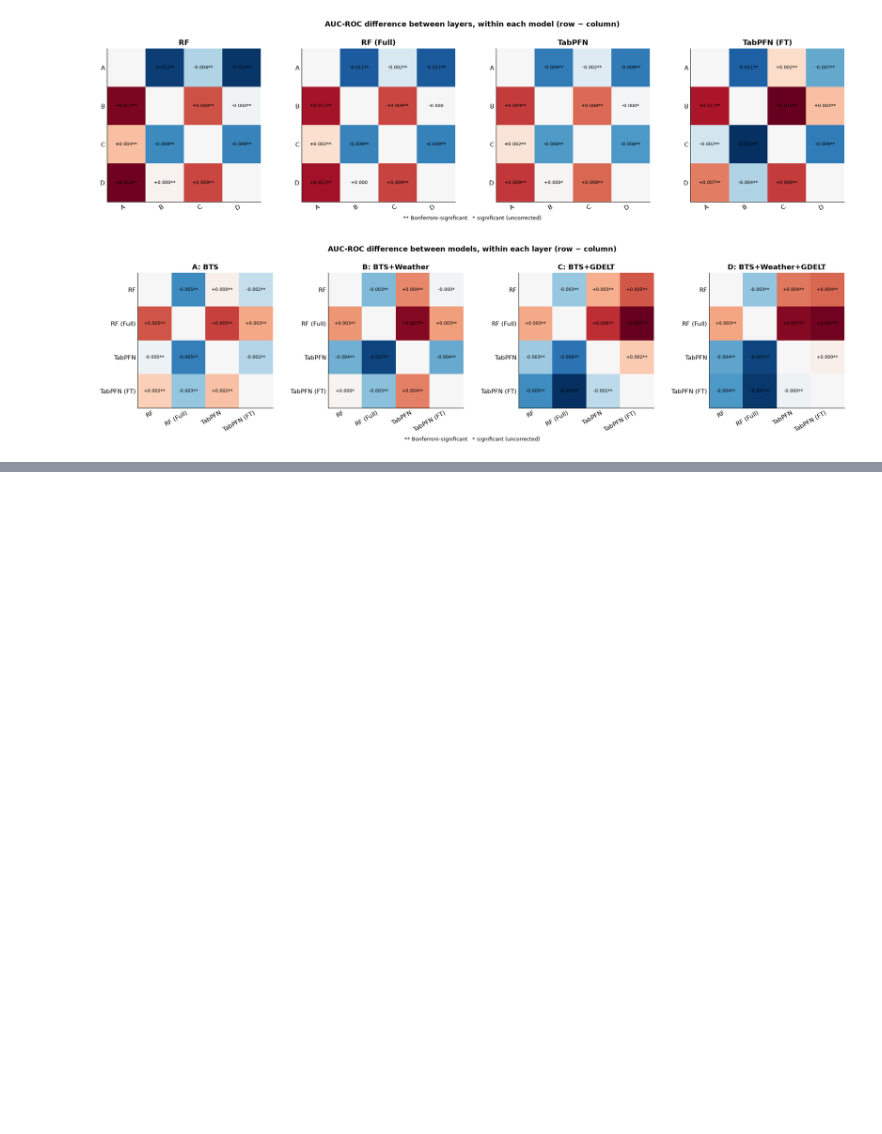
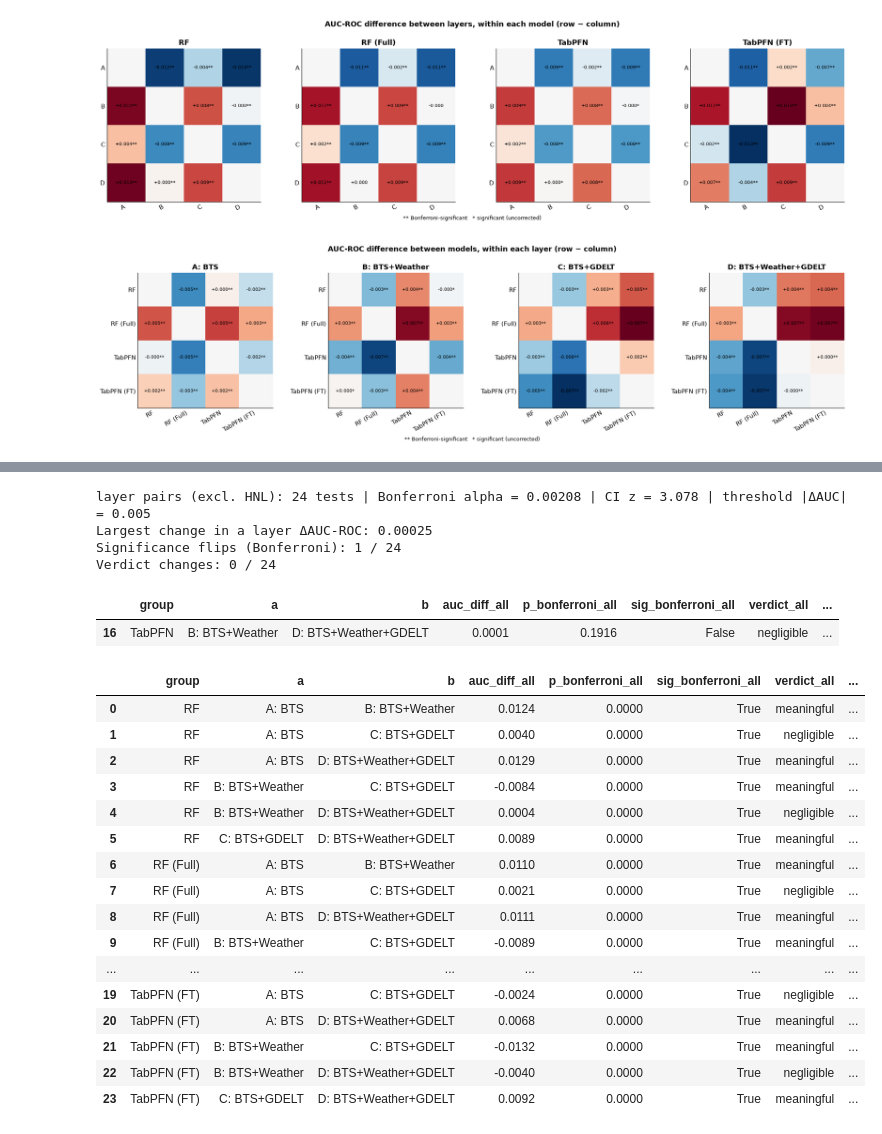
Before and after one commit to aniaand/BachelorThesisAirlineDelayPrediction, a Jupyter notebook: notebooks/results.ipynb, the cells around one changed output, grey strips where cells are left out. Drawn from its saved outputs; the diff is of its cells as text; code cells hidden in the pictures; blank space fills up the shorter version.

```diff
--- a/notebooks/results.ipynb
+++ b/notebooks/results.ipynb
@@ -528,0 +687,50 @@ plot_diff_heatmaps(model_pair_df, model_order,
+# %%
+# --- DeLong layer pairs without HNL, compared with the main results ------------------------
+layer_rows_excl = []
+for model in model_order:
+    for r in pairwise_delong(y_excl, layer_order, [probs[(model, l)][keep_mask] for l in layer_order]):
+        layer_rows_excl.append({"family": "layer pairs (excl. HNL)", "group": model, **r})
+
+layer_pair_excl_df = add_effect_sizes_and_correction(pd.DataFrame(layer_rows_excl))
+layer_pair_excl_df.to_csv(results_dir / "delong_layer_pairs_excl_hnl.csv", index=False)
+
+key_cols = ["group", "a", "b"]
+compare_cols = ["auc_diff", "p_bonferroni", "sig_bonferroni", "verdict"]
+layer_compare = layer_pair_df[key_cols + compare_cols].merge(
+    layer_pair_excl_df[key_cols + compare_cols], on=key_cols, suffixes=("_all", "_excl")
+)
+layer_compare["diff_change"] = layer_compare["auc_diff_excl"] - layer_compare["auc_diff_all"]
+layer_compare["sig_changed"] = layer_compare["sig_bonferroni_all"] != layer_compare["sig_bonferroni_excl"]
+layer_compare["verdict_changed"] = layer_compare["verdict_all"] != layer_compare["verdict_excl"]
+layer_compare.to_csv(results_dir / "robustness_excl_hnl_delong_comparison.csv", index=False)
+
+print(f"Largest change in a layer ΔAUC-ROC: {layer_compare['diff_change'].abs().max():.5f}")
+print(f"Significance flips (Bonferroni): {layer_compare['sig_changed'].sum()} / {len(layer_compare)}")
+print(f"Verdict changes: {layer_compare['verdict_changed'].sum()} / {len(layer_compare)}")
+if layer_compare[["sig_changed", "verdict_changed"]].any(axis=None):
+    display(layer_compare[layer_compare["sig_changed"] | layer_compare["verdict_changed"]].round(4))
+layer_compare.round(4)
+# %% [output]
+layer pairs (excl. HNL): 24 tests | Bonferroni alpha = 0.00208 | CI z = 3.078 | threshold |ΔAUC| = 0.005
+Largest change in a layer ΔAUC-ROC: 0.00025
+Significance flips (Bonferroni): 1 / 24
+Verdict changes: 0 / 24
+|  | group | a | b | auc_diff_all | p_bonferroni_all | sig_bonferroni_all | verdict_all | ... |
+| 16 | TabPFN | B: BTS+Weather | D: BTS+Weather+GDELT | 0.0001 | 0.1916 | False | negligible | ... |
+|  | group | a | b | auc_diff_all | p_bonferroni_all | sig_bonferroni_all | verdict_all | ... |
+| 0 | RF | A: BTS | B: BTS+Weather | 0.0124 | 0.0000 | True | meaningful | ... |
+| 1 | RF | A: BTS | C: BTS+GDELT | 0.0040 | 0.0000 | True | negligible | ... |
+| 2 | RF | A: BTS | D: BTS+Weather+GDELT | 0.0129 | 0.0000 | True | meaningful | ... |
+| 3 | RF | B: BTS+Weather | C: BTS+GDELT | -0.0084 | 0.0000 | True | meaningful | ... |
+| 4 | RF | B: BTS+Weather | D: BTS+Weather+GDELT | 0.0004 | 0.0000 | True | negligible | ... |
+| 5 | RF | C: BTS+GDELT | D: BTS+Weather+GDELT | 0.0089 | 0.0000 | True | meaningful | ... |
+| 6 | RF (Full) | A: BTS | B: BTS+Weather | 0.0110 | 0.0000 | True | meaningful | ... |
+| 7 | RF (Full) | A: BTS | C: BTS+GDELT | 0.0021 | 0.0000 | True | negligible | ... |
+| 8 | RF (Full) | A: BTS | D: BTS+Weather+GDELT | 0.0111 | 0.0000 | True | meaningful | ... |
+| 9 | RF (Full) | B: BTS+Weather | C: BTS+GDELT | -0.0089 | 0.0000 | True | meaningful | ... |
+| ... | ... | ... | ... | ... | ... | ... | ... | ... |
+| 19 | TabPFN (FT) | A: BTS | C: BTS+GDELT | -0.0024 | 0.0000 | True | negligible | ... |
+| 20 | TabPFN (FT) | A: BTS | D: BTS+Weather+GDELT | 0.0068 | 0.0000 | True | meaningful | ... |
+| 21 | TabPFN (FT) | B: BTS+Weather | C: BTS+GDELT | -0.0132 | 0.0000 | True | meaningful | ... |
+| 22 | TabPFN (FT) | B: BTS+Weather | D: BTS+Weather+GDELT | -0.0040 | 0.0000 | True | negligible | ... |
+| 23 | TabPFN (FT) | C: BTS+GDELT | D: BTS+Weather+GDELT | 0.0092 | 0.0000 | True | meaningful | ... |
```
Also changed, not shown: parts of 7 cells of this notebook, 5 other files.
